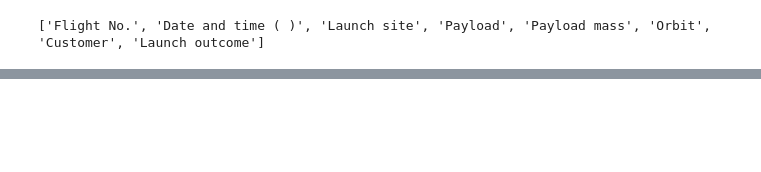
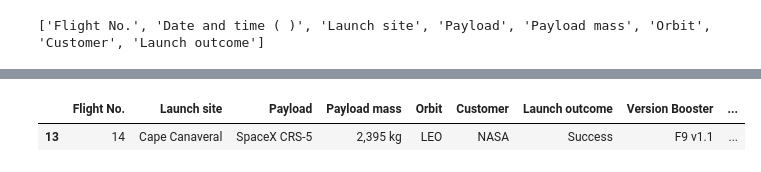
Before and after one commit to induwara43/SpaceX_Falcon9_Stage_1_Landing_Prediction, a Jupyter notebook: 2.Data_Collection_from_Web_Scrapping.ipynb, the cells around one changed output, grey strips where cells are left out. Drawn from its saved outputs; the diff is of its cells as text; code cells hidden in the pictures; blank space fills up the shorter version.

```diff
--- a/2.Space-X_Web_Scrappin.ipynb
+++ b/2.Data_Collection_from_Web_Scrapping.ipynb
@@ -211,0 +289,5 @@ df
+# %%
+df.loc[df['Booster landing'] == "Failure "]
+# %% [output]
+|  | Flight No. | Launch site | Payload | Payload mass | Orbit | Customer | Launch outcome | Version Booster | ... |
+| 13 | 14 | Cape Canaveral | SpaceX CRS-5 | 2,395 kg | LEO | NASA | Success | F9 v1.1 | ... |
```
Also changed, not shown: parts of 29 cells of this notebook, 13 other files.
